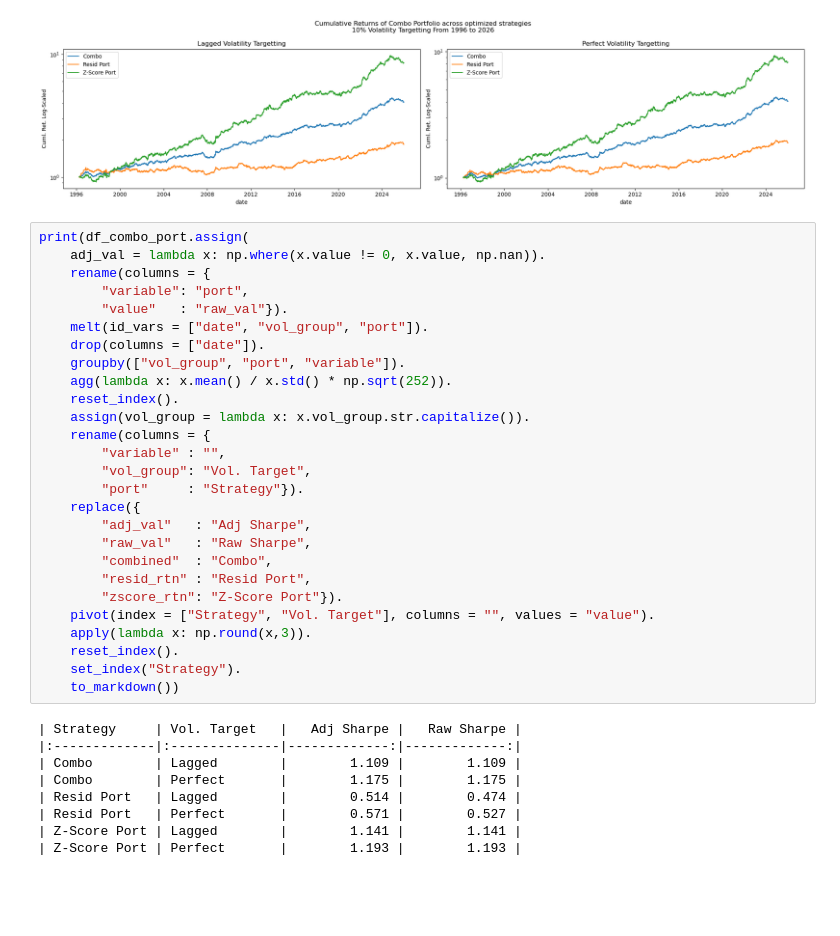
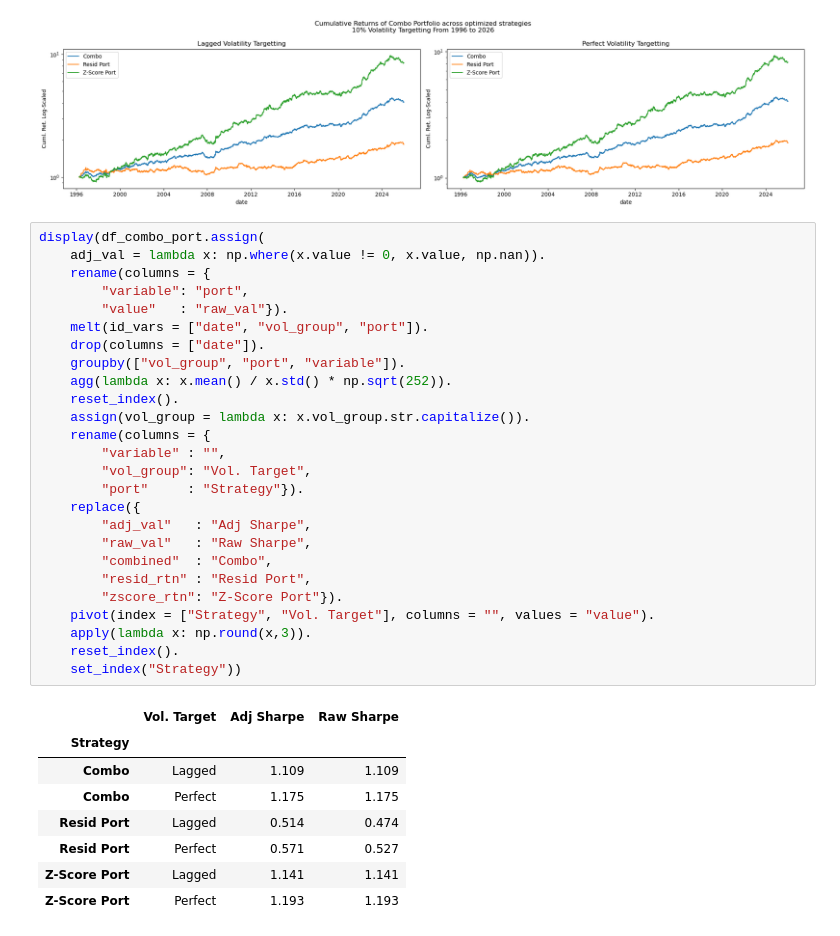
Before and after one commit to diegodalvarez/FXEquitySpillover, a Jupyter notebook: 1SignalStrategies.ipynb, the cells around one changed output. Saved outputs shown, nothing was run; the diff lists cells and outputs as text; blank space fills up the shorter version.

```diff
--- a/1SignalStrategies.ipynb
+++ b/1SignalStrategies.ipynb
@@ -759,38 +772,37 @@ plt.tight_layout()
 # %% [output]
 [figure]
 # %%
-print(df_combo_port.assign(
+display(df_combo_port.assign(
     adj_val = lambda x: np.where(x.value != 0, x.value, np.nan)).
     rename(columns = {
         "variable": "port",
         "value"   : "raw_val"}).
     melt(id_vars = ["date", "vol_group", "port"]).
     drop(columns = ["date"]).
     groupby(["vol_group", "port", "variable"]).
     agg(lambda x: x.mean() / x.std() * np.sqrt(252)).
     reset_index().
     assign(vol_group = lambda x: x.vol_group.str.capitalize()).
     rename(columns = {
         "variable" : "",
         "vol_group": "Vol. Target",
         "port"     : "Strategy"}).
     replace({
         "adj_val"   : "Adj Sharpe",
         "raw_val"   : "Raw Sharpe",
         "combined"  : "Combo",
         "resid_rtn" : "Resid Port",
         "zscore_rtn": "Z-Score Port"}).
     pivot(index = ["Strategy", "Vol. Target"], columns = "", values = "value").
     apply(lambda x: np.round(x,3)).
     reset_index().
-    set_index("Strategy").
-    to_markdown())
+    set_index("Strategy"))
 # %% [output]
-| Strategy     | Vol. Target   |   Adj Sharpe |   Raw Sharpe |
-|:-------------|:--------------|-------------:|-------------:|
-| Combo        | Lagged        |        1.109 |        1.109 |
-| Combo        | Perfect       |        1.175 |        1.175 |
-| Resid Port   | Lagged        |        0.514 |        0.474 |
-| Resid Port   | Perfect       |        0.571 |        0.527 |
-| Z-Score Port | Lagged        |        1.141 |        1.141 |
-| Z-Score Port | Perfect       |        1.193 |        1.193 |
+|  | Vol. Target | Adj Sharpe | Raw Sharpe |
+| Strategy |  |  |  |
+| Combo | Lagged | 1.109 | 1.109 |
+| Combo | Perfect | 1.175 | 1.175 |
+| Resid Port | Lagged | 0.514 | 0.474 |
+| Resid Port | Perfect | 0.571 | 0.527 |
+| Z-Score Port | Lagged | 1.141 | 1.141 |
+| Z-Score Port | Perfect | 1.193 | 1.193 |
```
Also changed, not shown: parts of 12 cells of this notebook, 3 other files.
